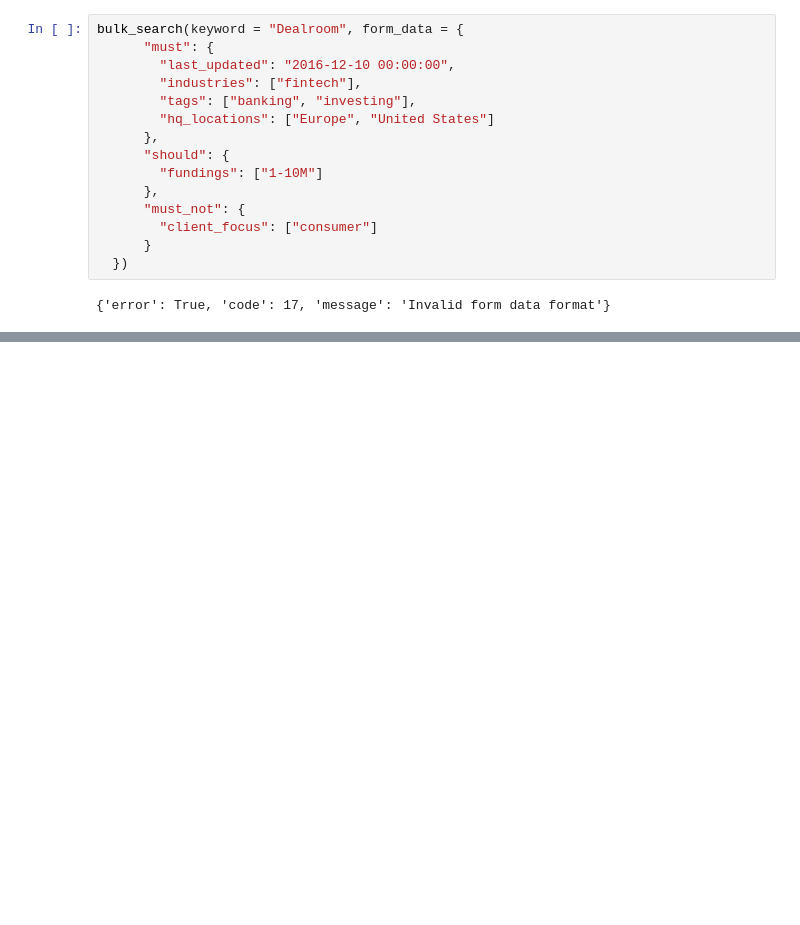
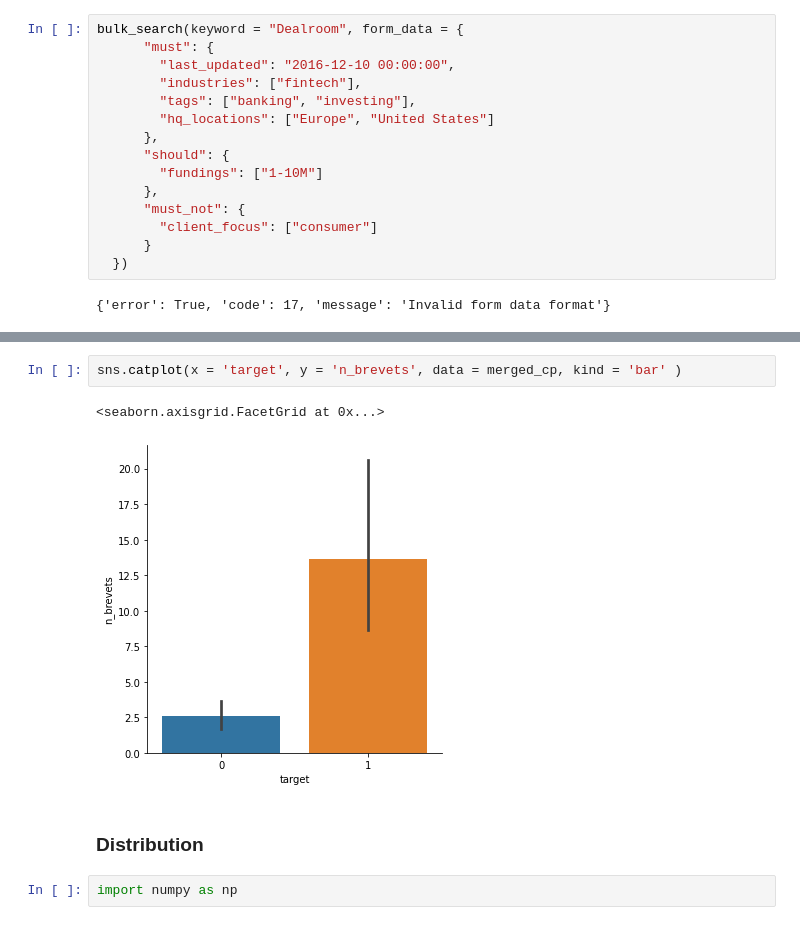
Before and after one commit to nrslt/Demo_bpifrance_deeptech_analysis, a Jupyter notebook: notebooks/huet-test.ipynb, the cells around one changed output, grey strips where cells are left out. Saved outputs shown, nothing was run; the diff lists cells and outputs as text; blank space fills up the shorter version.

```diff
--- a/notebooks/huet-test.ipynb
+++ b/notebooks/huet-test.ipynb
@@ -164,0 +604,9 @@ bulk_search(keyword = "Dealroom", form_data = {
+# %%
+sns.catplot(x = 'target', y = 'n_brevets', data = merged_cp, kind = 'bar' )
+# %% [output]
+<seaborn.axisgrid.FacetGrid at 0x...>
+[figure, added]
+# %% [markdown]
+### Distribution
+# %%
+import numpy as np
```
Also changed, not shown: parts of 124 cells of this notebook, 1 other file.
